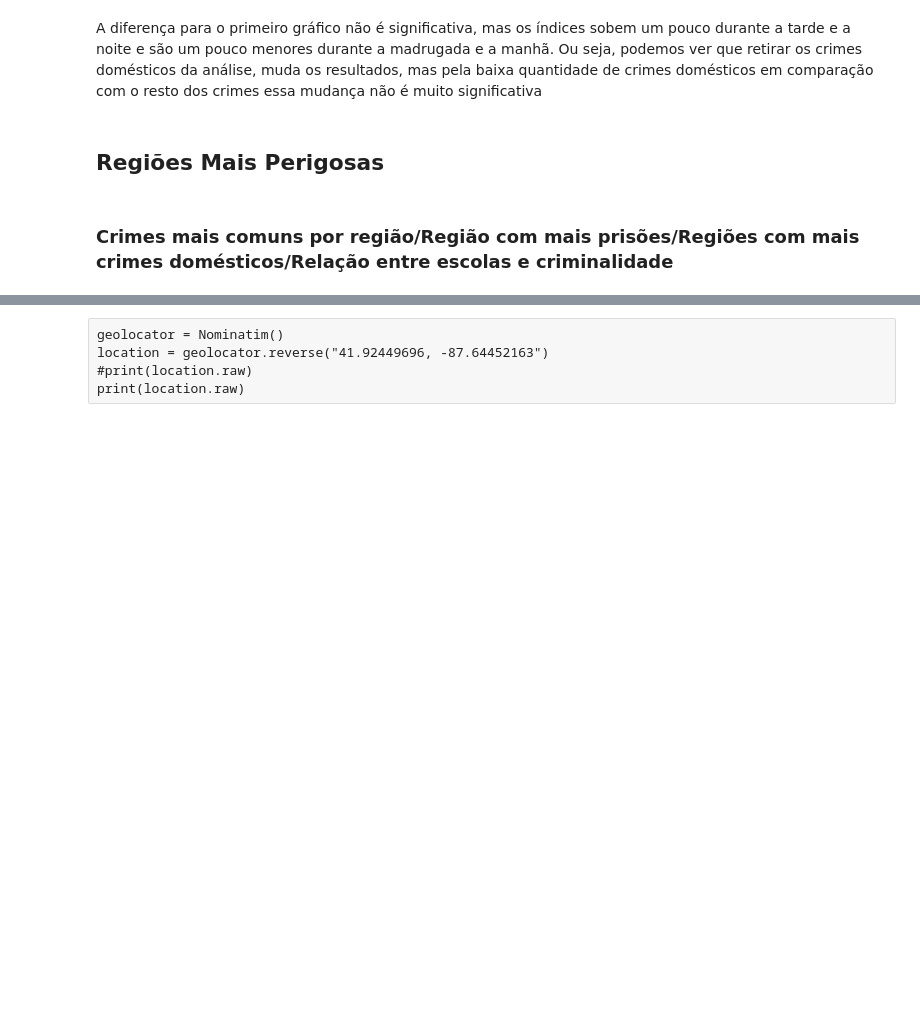
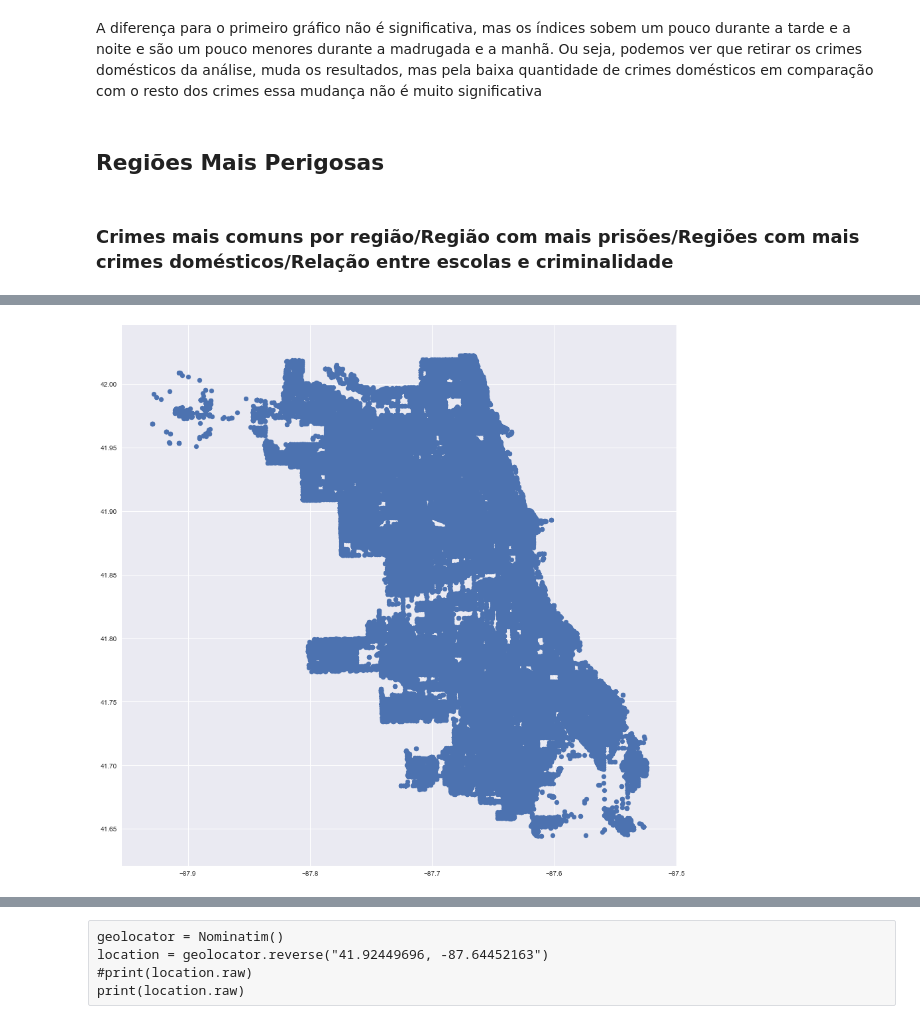
Before and after one commit to if1015-datascience-ufpe/2017-2-projeto-ajgan-rlsma-rcrs3, a Jupyter notebook: Project.ipynb, the cells around one changed output, grey strips where cells are left out. Drawn from its saved outputs; the diff is of its cells as text; code cells hidden in the pictures; blank space fills up the shorter version.

Commit message:
Progresso na plotagem dos crimes

```diff
--- a/Project.ipynb
+++ b/Project.ipynb
@@ -725,3 +713,9 @@ plt.show()
+# %%
+fig, ax = plt.subplots(figsize=(15,15))
+plt.scatter(y=crimes_upd['Lat'],x=crimes_upd['Lon'])
+plt.show()
+# %% [output]
+[figure, added]
 # %%
 crimes_upd.head()
 # %% [output]
```
Also changed, not shown: parts of 2 cells of this notebook, 4 other files.
